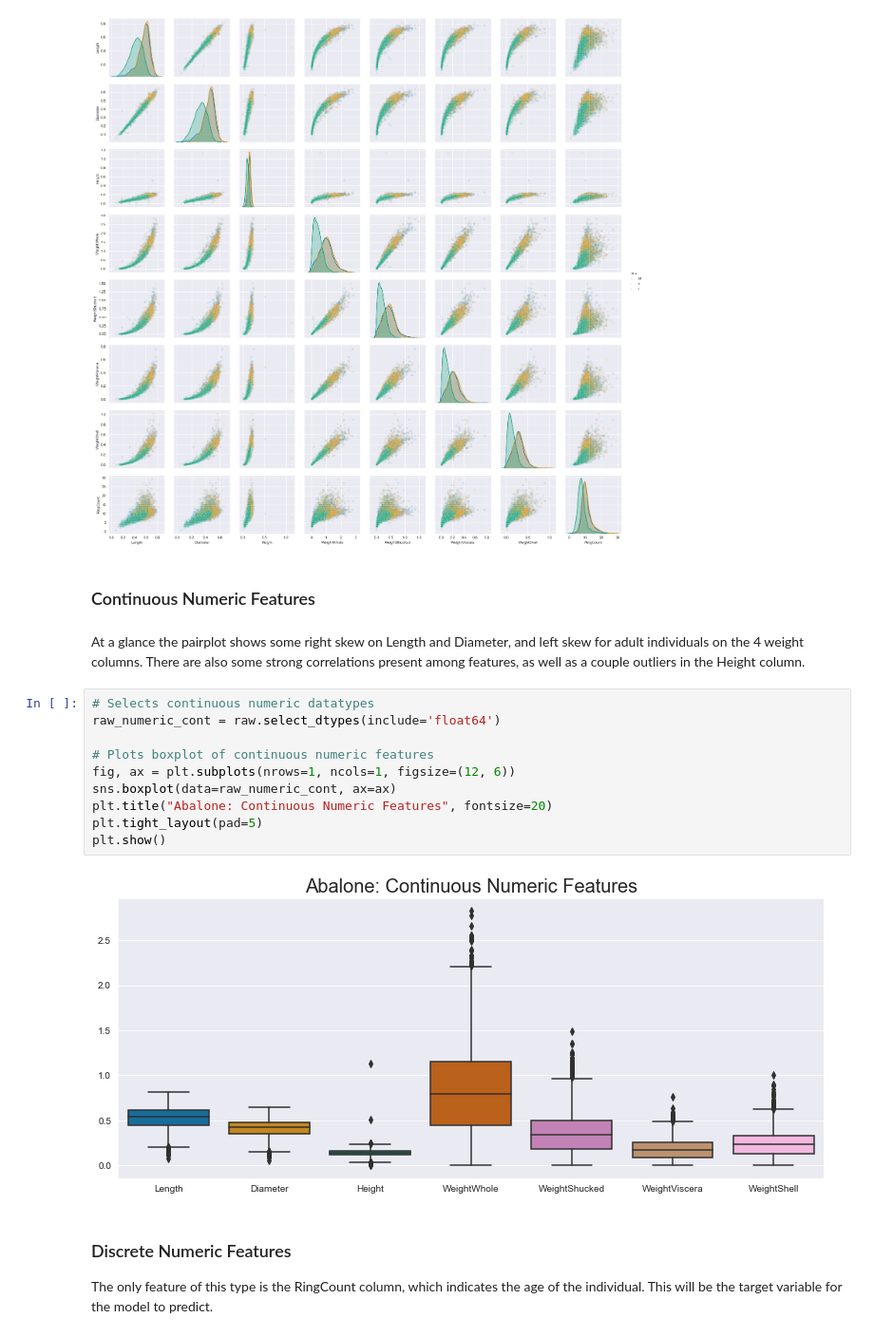
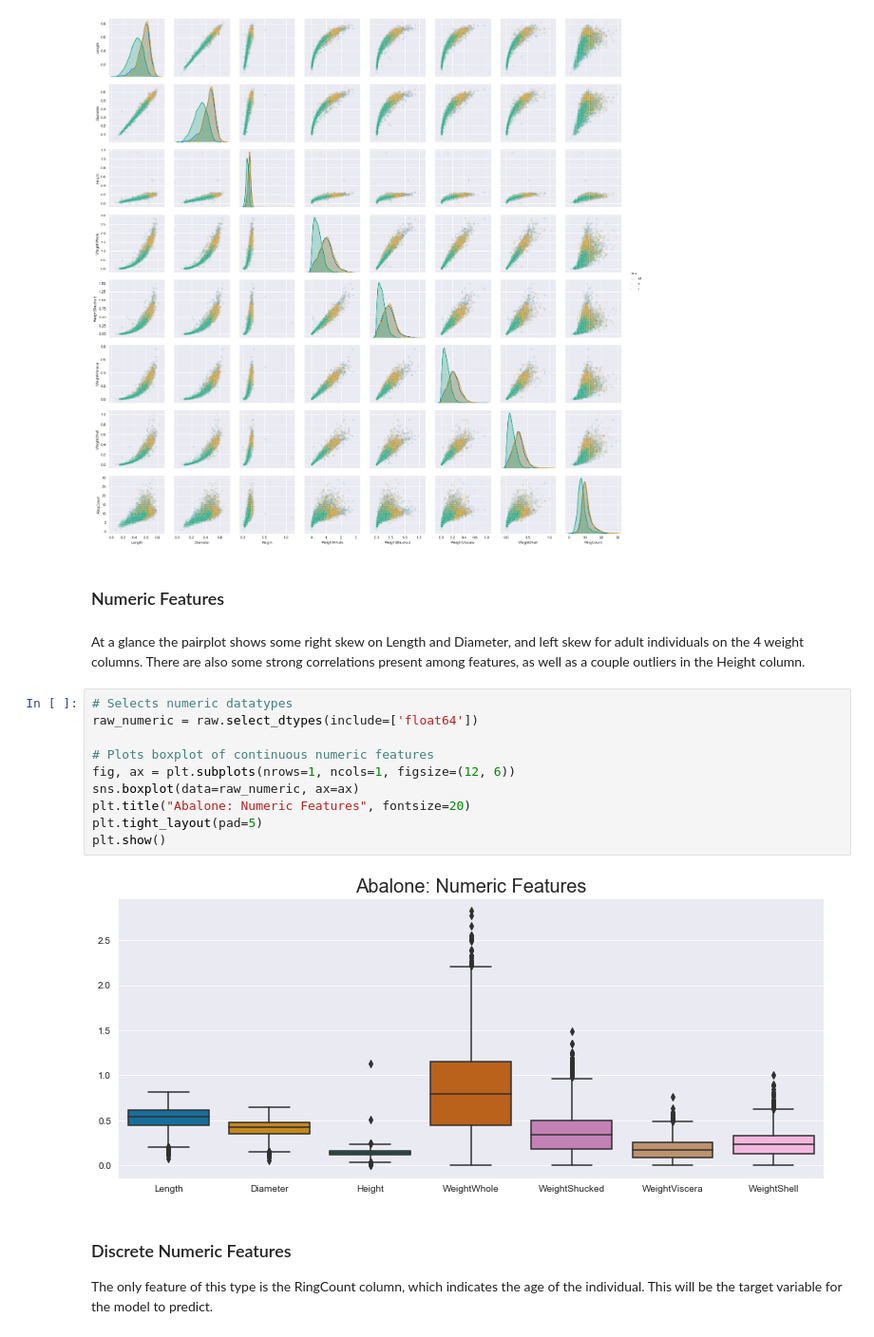
Before and after one commit to chrisammon3000/uci-abalone, a Jupyter notebook: notebooks/190924-gcl-initial-exploration.ipynb, the cells around one changed output. Shown at 95% size. Saved outputs shown, nothing was run; the diff lists cells and outputs as text.

Commit message:
Merge EDA for all Numeric features

```diff
--- a/notebooks/190924-gcl-initial-exploration.ipynb
+++ b/notebooks/190924-gcl-initial-exploration.ipynb
@@ -116,21 +116,21 @@ sns.pairplot(raw, hue="Sex", diag_kind="kde", plot_kws={'alpha': 0.1});
 # %% [output]
 [figure]
 # %% [markdown]
-### Continuous Numeric Features
+### Numeric Features
 # %% [markdown]
 At a glance the pairplot shows some right skew on Length and Diameter, and left skew for adult individuals on the 4 weight columns. There are also some strong correlations present among features, as well as a couple outliers in the Height column.
 # %%
-# Selects continuous numeric datatypes
-raw_numeric_cont = raw.select_dtypes(include='float64')
+# Selects numeric datatypes
+raw_numeric = raw.select_dtypes(include=['float64'])
 
 # Plots boxplot of continuous numeric features
 fig, ax = plt.subplots(nrows=1, ncols=1, figsize=(12, 6))
-sns.boxplot(data=raw_numeric_cont, ax=ax)
-plt.title("Abalone: Continuous Numeric Features", fontsize=20)
+sns.boxplot(data=raw_numeric, ax=ax)
+plt.title("Abalone: Numeric Features", fontsize=20)
 plt.tight_layout(pad=5)
 plt.show()
 # %% [output]
-[figure, old version]
+[figure, new version]
 # %% [markdown]
 ### Discrete Numeric Features
 
```
Also changed, not shown: parts of 1 cell of this notebook.
